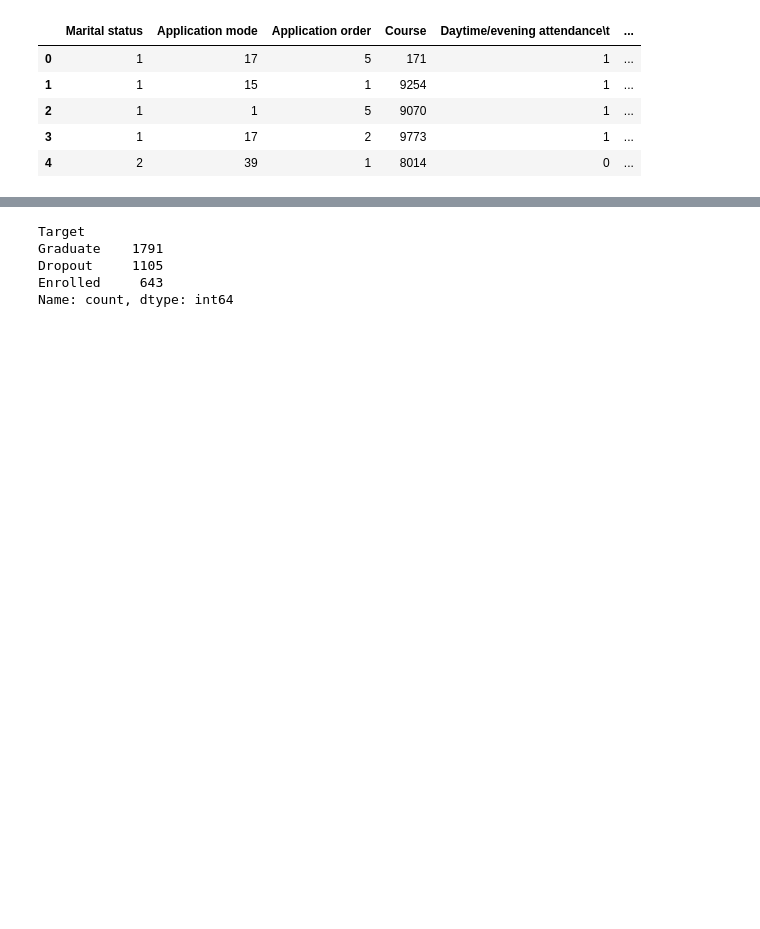
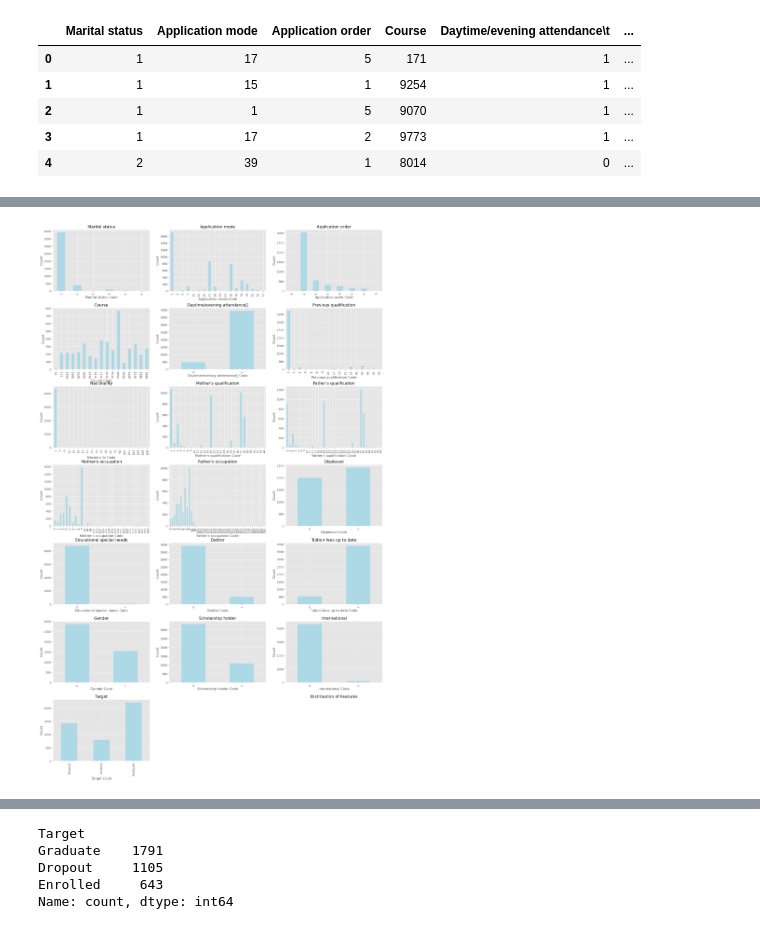
Before and after one commit to elijahlopez94/predicting_student_success, a Jupyter notebook: student_success.ipynb, the cells around one changed output, grey strips where cells are left out. Cells and saved outputs as stored; diff of their text form; code cells hidden in the pictures; blank space fills up the shorter version.

```diff
--- a/student_success.ipynb
+++ b/student_success.ipynb
@@ -210,0 +253,28 @@ num_cols = [
+# %%
+# Check the distribution of each
+
+# Define the number of columns per row
+n_cols = 3
+n_rows = (len(cat_cols) + n_cols - 1) // n_cols  # Calculate the number of rows needed
+
+# Create a figure with the calculated number of rows and columns
+fig, axes = plt.subplots(n_rows, n_cols, figsize=(18, 4 * n_rows))
+fig.tight_layout(pad=4.0)
+
+# Flatten axes array for easy iteration if more than one row is present
+axes = axes.flatten()
+
+for i, column in enumerate(cat_cols):
+    df[column].value_counts().sort_index().plot(kind='bar', color='lightblue', ax=axes[i])
+    axes[i].set_title(f'{column}')
+    axes[i].set_xlabel(f'{column} Code')
+    axes[i].set_ylabel('Count')
+
+# Turn off unused axes if the number of plots is less than n_rows * n_cols
+for j in range(i + 1, n_rows * n_cols):
+    axes[j].axis('off')
+
+plt.title('Distribution of Features')
+plt.show()
+# %% [output]
+[figure, added]
```
Also changed, not shown: parts of 25 cells of this notebook, 1 other file.
